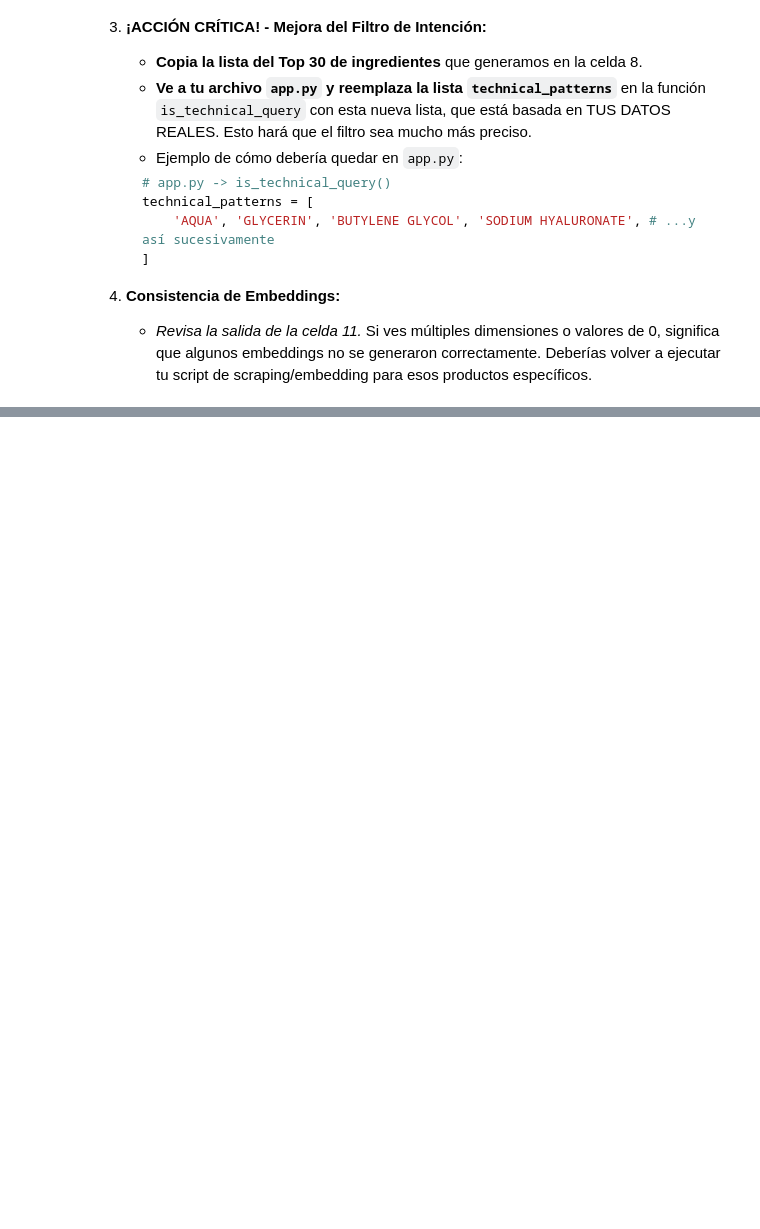
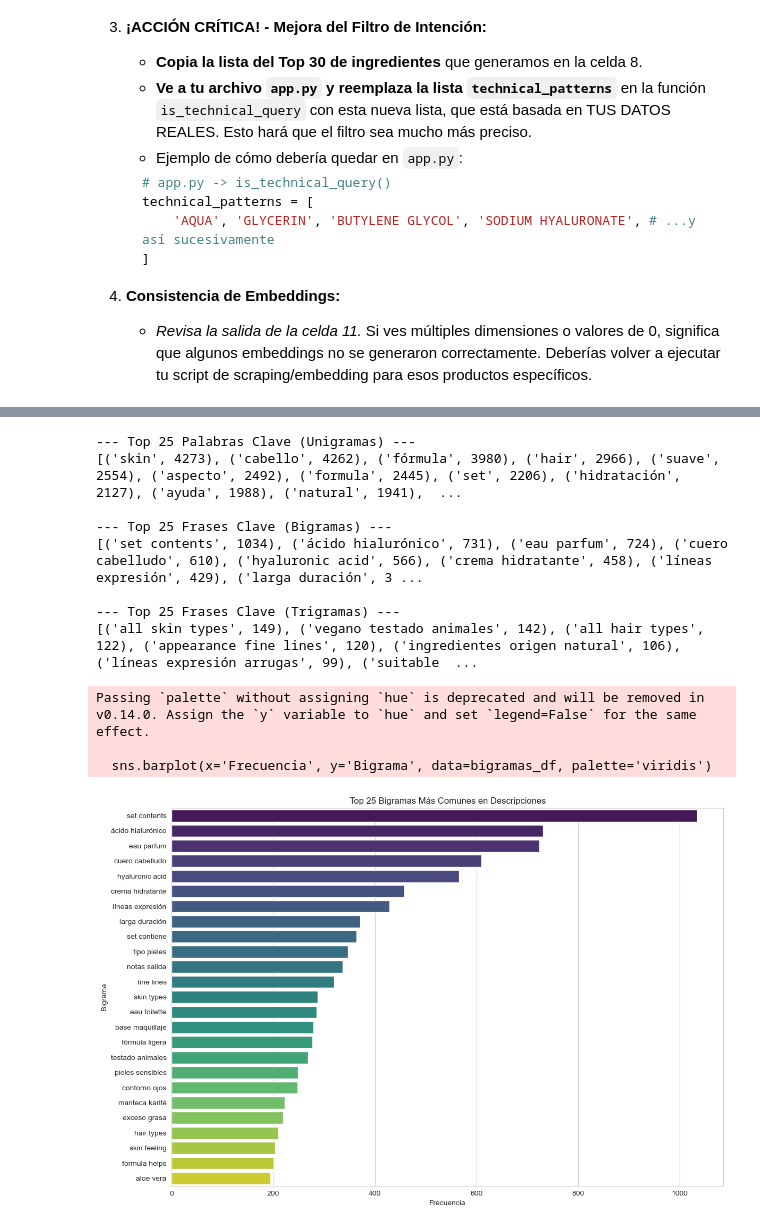
Before and after one commit to pascuord/chatbot_locla_mvp, a Jupyter notebook: analisis_cosmetica.ipynb, the cells around one changed output, grey strips where cells are left out. Cells and saved outputs as stored; diff of their text form; code cells hidden in the pictures; blank space fills up the shorter version.

Commit message:
Mejorar scraper, EDA y modificacion modelo

```diff
--- a/analisis_cosmetica.ipynb
+++ b/analisis_cosmetica.ipynb
@@ -226,0 +513,52 @@ Basado en este análisis, podemos extraer las siguientes conclusiones y acciones
+# %%
+from nltk import ngrams
+
+# Función para obtener los N-gramas más comunes
+def get_top_ngrams(corpus, n, top_k=20):
+    palabras = corpus.split()
+    n_grams = ngrams(palabras, n)
+    ngram_counts = Counter(n_grams)
+    return ngram_counts.most_common(top_k)
+
+# --- Análisis de Unigramas (Palabras sueltas) ---
+top_unigramas = get_top_ngrams(corpus, 1, 25)
+print("\n--- Top 25 Palabras Clave (Unigramas) ---")
+# Convertimos tuplas a strings para mejor legibilidad
+print([(' '.join(gram), count) for gram, count in top_unigramas])
+
+# --- Análisis de Bigramas (Pares de palabras) ---
+top_bigramas = get_top_ngrams(corpus, 2, 25)
+print("\n--- Top 25 Frases Clave (Bigramas) ---")
+print([(' '.join(gram), count) for gram, count in top_bigramas])
+
+# --- Análisis de Trigramas (Tríos de palabras) ---
+top_trigramas = get_top_ngrams(corpus, 3, 25)
+print("\n--- Top 25 Frases Clave (Trigramas) ---")
+print([(' '.join(gram), count) for gram, count in top_trigramas])
+
+# Visualización de los Bigramas más comunes
+if top_bigramas:
+    bigramas_df = pd.DataFrame(top_bigramas, columns=['Bigrama', 'Frecuencia'])
+    # Convertir tupla a string para el gráfico
+    bigramas_df['Bigrama'] = bigramas_df['Bigrama'].apply(lambda x: ' '.join(x))
+
+    plt.figure(figsize=(12, 8))
+    sns.barplot(x='Frecuencia', y='Bigrama', data=bigramas_df, palette='viridis')
+    plt.title('Top 25 Bigramas Más Comunes en Descripciones')
+    plt.xlabel('Frecuencia')
+    plt.ylabel('Bigrama')
+    plt.tight_layout()
+    plt.show()
+# %% [output]
+--- Top 25 Palabras Clave (Unigramas) ---
+[('skin', 4273), ('cabello', 4262), ('fórmula', 3980), ('hair', 2966), ('suave', 2554), ('aspecto', 2492), ('formula', 2445), ('set', 2206), ('hidratación', 2127), ('ayuda', 1988), ('natural', 1941),  ...
+
+--- Top 25 Frases Clave (Bigramas) ---
+[('set contents', 1034), ('ácido hialurónico', 731), ('eau parfum', 724), ('cuero cabelludo', 610), ('hyaluronic acid', 566), ('crema hidratante', 458), ('líneas expresión', 429), ('larga duración', 3 ...
+
+--- Top 25 Frases Clave (Trigramas) ---
+[('all skin types', 149), ('vegano testado animales', 142), ('all hair types', 122), ('appearance fine lines', 120), ('ingredientes origen natural', 106), ('líneas expresión arrugas', 99), ('suitable  ...
+Passing `palette` without assigning `hue` is deprecated and will be removed in v0.14.0. Assign the `y` variable to `hue` and set `legend=False` for the same effect.
+
+  sns.barplot(x='Frecuencia', y='Bigrama', data=bigramas_df, palette='viridis')
+[figure, added]
```
Also changed, not shown: parts of 23 cells of this notebook, 2 other files.
